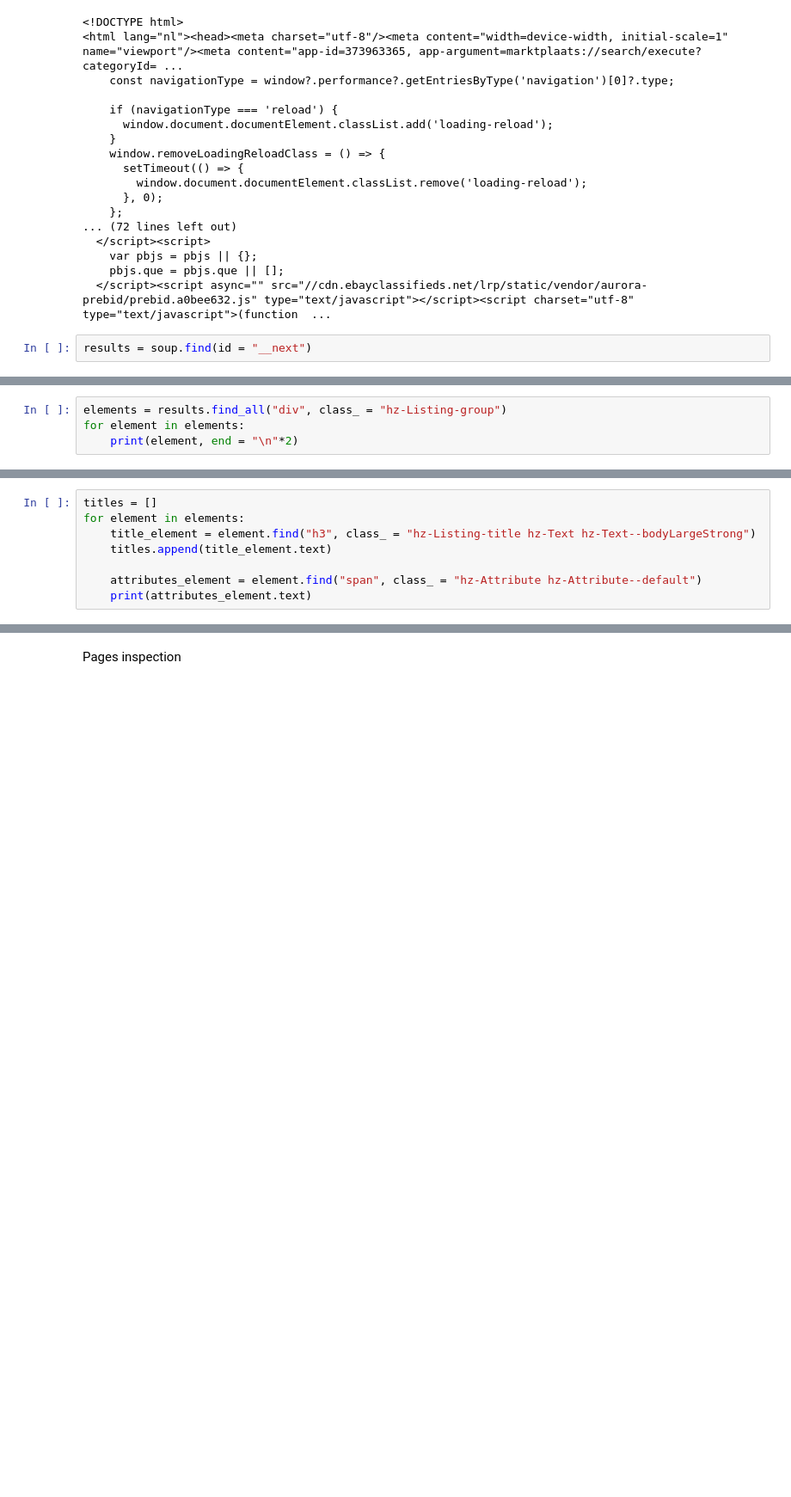
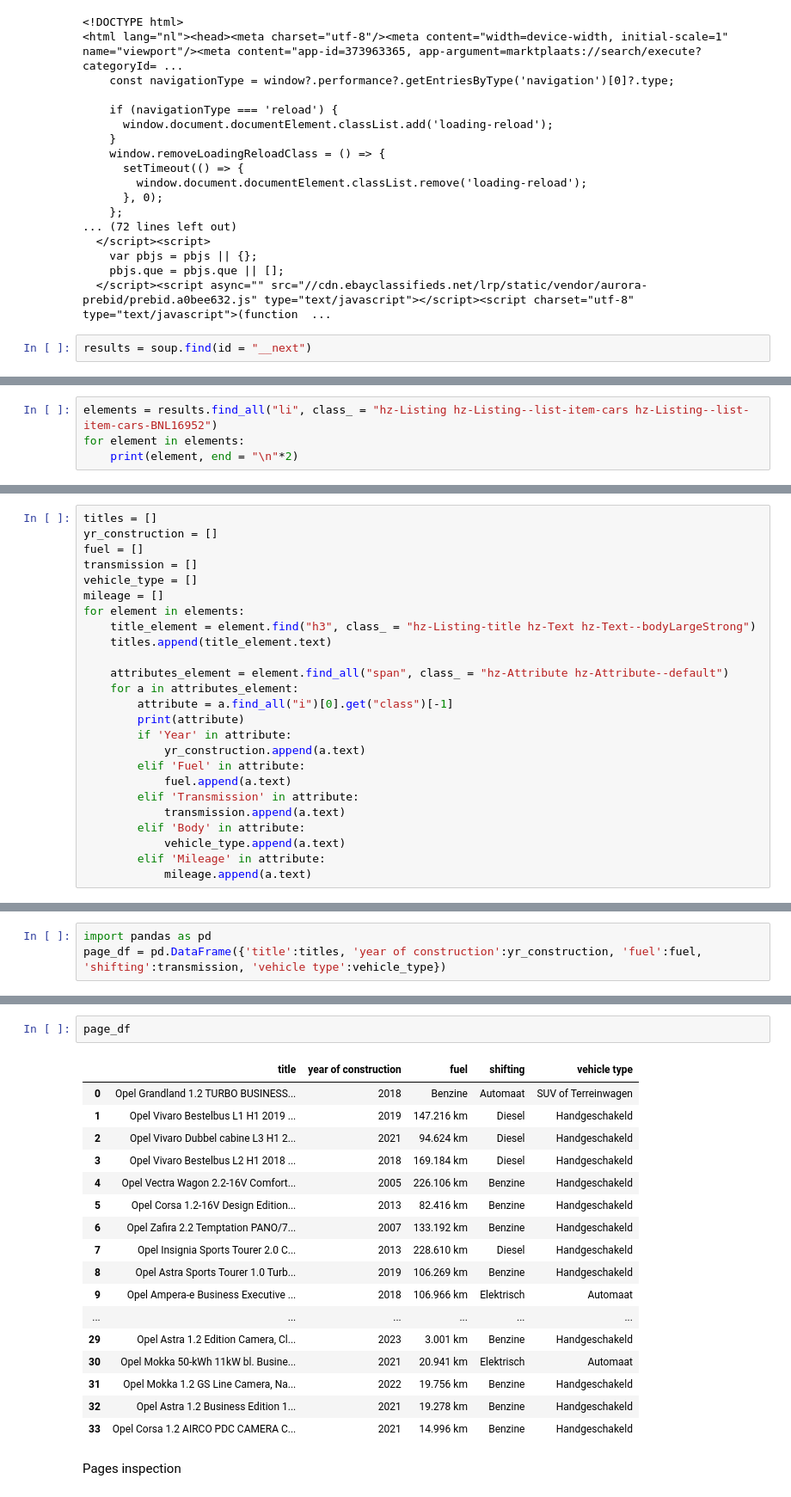
Before and after one commit to alexlecka/second-car, a Jupyter notebook: Step by step exploration.ipynb, the cells around one changed output, grey strips where cells are left out. Shown at 86% size. Cells and saved outputs as stored; diff of their text form; blank space fills up the shorter version.

Commit message:
extracting advertisement attributes and descriptions

```diff
--- a/Step by step exploration.ipynb
+++ b/Step by step exploration.ipynb
@@ -119,7 +119,7 @@ print(results.prettify())
  </main>
 </div>
 # %%
-elements = results.find_all("div", class_ = "hz-Listing-group")
+elements = results.find_all("li", class_ = "hz-Listing hz-Listing--list-item-cars hz-Listing--list-item-cars-BNL16952")
 for element in elements:
     print(element, end = "\n"*2)
 # %% [output]
@@ -143,9 +147,26 @@ for element in elements:
 # %%
 titles = []
+yr_construction = []
+fuel = []
+transmission = []
+vehicle_type = []
+mileage = []
 for element in elements:
     title_element = element.find("h3", class_ = "hz-Listing-title hz-Text hz-Text--bodyLargeStrong")
     titles.append(title_element.text)
 
-    attributes_element = element.find("span", class_ = "hz-Attribute hz-Attribute--default")
-    print(attributes_element.text)
+    attributes_element = element.find_all("span", class_ = "hz-Attribute hz-Attribute--default")
+    for a in attributes_element:
+        attribute = a.find_all("i")[0].get("class")[-1]
+        print(attribute)
+        if 'Year' in attribute:
+            yr_construction.append(a.text)
+        elif 'Fuel' in attribute:
+            fuel.append(a.text)
+        elif 'Transmission' in attribute:
+            transmission.append(a.text)
+        elif 'Body' in attribute:
+            vehicle_type.append(a.text)
+        elif 'Mileage' in attribute:
+            mileage.append(a.text)
 # %% [output]
@@ -168,0 +204,3 @@ for element in elements:
+# %%
+import pandas as pd
+page_df = pd.DataFrame({'title':titles, 'year of construction':yr_construction, 'fuel':fuel, 'shifting':transmission, 'vehicle type':vehicle_type})
@@ -169,3 +209,23 @@ for element in elements:
+# %%
+page_df
+# %% [output]
+|  | title | year of construction | fuel | shifting | vehicle type |
+| 0 | Opel Grandland 1.2 TURBO BUSINESS... | 2018 | Benzine | Automaat | SUV of Terreinwagen |
+| 1 | Opel Vivaro Bestelbus L1 H1 2019 ... | 2019 | 147.216 km | Diesel | Handgeschakeld |
+| 2 | Opel Vivaro Dubbel cabine L3 H1 2... | 2021 | 94.624 km | Diesel | Handgeschakeld |
+| 3 | Opel Vivaro Bestelbus L2 H1 2018 ... | 2018 | 169.184 km | Diesel | Handgeschakeld |
+| 4 | Opel Vectra Wagon 2.2-16V Comfort... | 2005 | 226.106 km | Benzine | Handgeschakeld |
+| 5 | Opel Corsa 1.2-16V Design Edition... | 2013 | 82.416 km | Benzine | Handgeschakeld |
+| 6 | Opel Zafira 2.2 Temptation PANO/7... | 2007 | 133.192 km | Benzine | Handgeschakeld |
+| 7 | Opel Insignia Sports Tourer 2.0 C... | 2013 | 228.610 km | Diesel | Handgeschakeld |
+| 8 | Opel Astra Sports Tourer 1.0 Turb... | 2019 | 106.269 km | Benzine | Handgeschakeld |
+| 9 | Opel Ampera-e Business Executive ... | 2018 | 106.966 km | Elektrisch | Automaat |
+| ... | ... | ... | ... | ... | ... |
+| 29 | Opel Astra 1.2 Edition Camera, Cl... | 2023 | 3.001 km | Benzine | Handgeschakeld |
+| 30 | Opel Mokka 50-kWh 11kW bl. Busine... | 2021 | 20.941 km | Elektrisch | Automaat |
+| 31 | Opel Mokka 1.2 GS Line Camera, Na... | 2022 | 19.756 km | Benzine | Handgeschakeld |
+| 32 | Opel Astra 1.2 Business Edition 1... | 2021 | 19.278 km | Benzine | Handgeschakeld |
+| 33 | Opel Corsa 1.2 AIRCO PDC CAMERA C... | 2021 | 14.996 km | Benzine | Handgeschakeld |
 # %% [markdown]
 Pages inspection
 # %%
```
Also changed, not shown: parts of 7 cells of this notebook.
